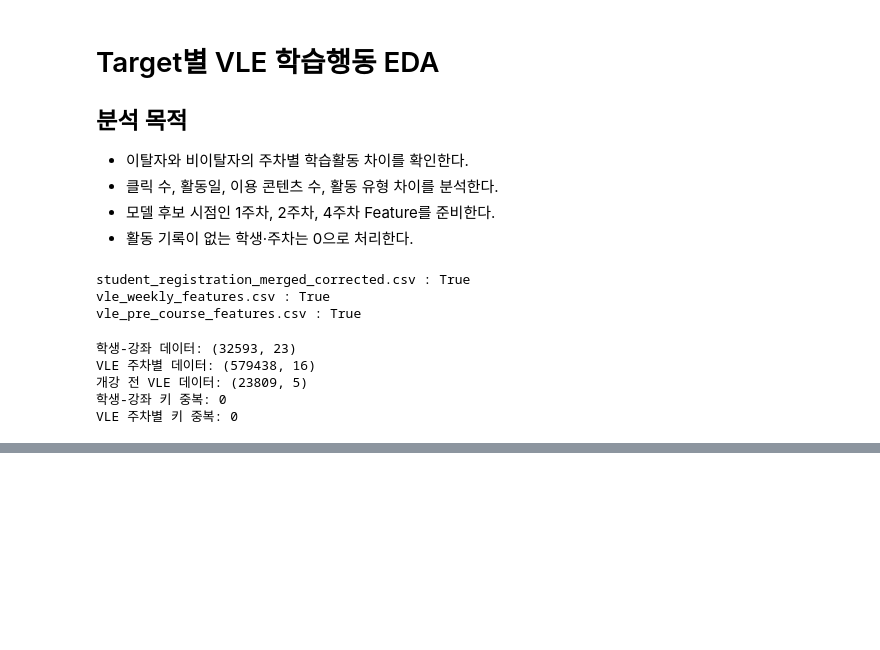
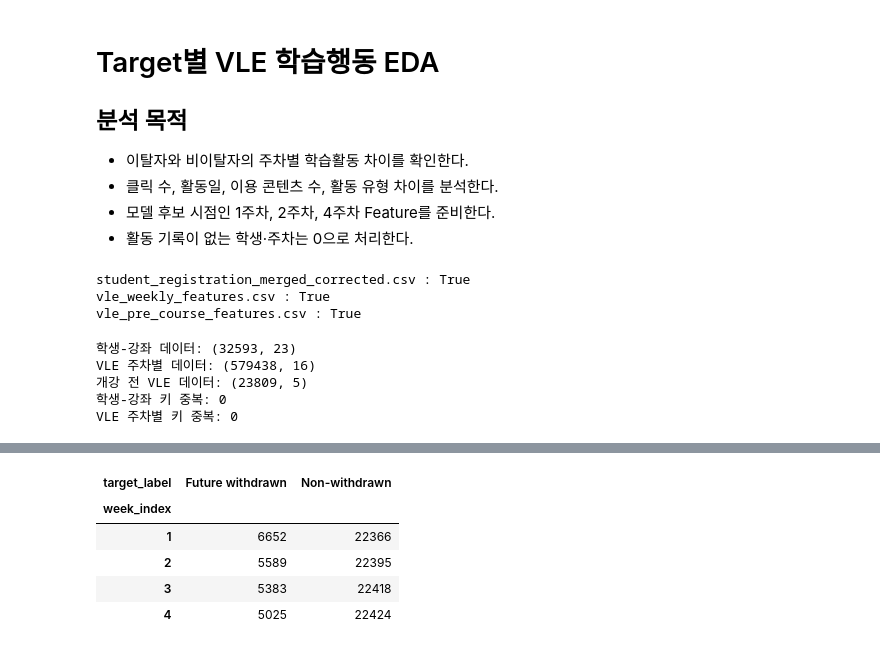
Before and after one commit to Team7-SKProject-2/oulad-churn-prediction, a Jupyter notebook: notebooks/04_target_vle_eda.ipynb, the cells around one changed output, grey strips where cells are left out. Saved outputs shown, nothing was run; the diff lists cells and outputs as text; code cells hidden in the pictures; blank space fills up the shorter version.

```diff
--- a/notebooks/04_target_vle_eda.ipynb
+++ b/notebooks/04_target_vle_eda.ipynb
@@ -95,0 +338,81 @@ VLE 주차별 키 중복: 0
+# %%
+# 각 주차 마지막 날
+# 1주차 종료 = 6일, 2주차 종료 = 13일
+student_week_grid["cutoff_day"] = (
+    student_week_grid["week_index"] * 7 - 1
+)
+
+# 등록일이 없는 45건은 개강일 등록으로 가정
+student_week_grid["registration_day_for_model"] = (
+    student_week_grid["date_registration"]
+    .fillna(0)
+)
+
+# 이탈 시점이 정상적으로 확인되는 Target
+valid_target_timing = (
+    student_week_grid["target"].eq(0)
+    |
+    (
+        student_week_grid["target"].eq(1)
+        & student_week_grid["date_unregistration"].notna()
+        & student_week_grid["date_unregistration"].ge(0)
+        & (
+            student_week_grid["date_unregistration"]
+            < student_week_grid[
+                "module_presentation_length"
+            ]
+        )
+    )
+)
+
+# 해당 주차 종료일까지 등록된 학생
+registered_by_cutoff = (
+    student_week_grid["registration_day_for_model"]
+    <= student_week_grid["cutoff_day"]
+)
+
+# 해당 주차 종료 시점에 아직 이탈하지 않은 학생
+still_active_at_cutoff = (
+    student_week_grid["target"].eq(0)
+    |
+    (
+        student_week_grid["date_unregistration"]
+        > student_week_grid["cutoff_day"]
+    )
+)
+
+eligible_grid = student_week_grid.loc[
+    valid_target_timing
+    & registered_by_cutoff
+    & still_active_at_cutoff
+].copy()
+
+eligible_grid["target_label"] = (
+    eligible_grid["target"]
+    .map({
+        0: "Non-withdrawn",
+        1: "Future withdrawn"
+    })
+)
+
+print(
+    "이탈 시점 문제로 제외된 학생-강좌:",
+    len(
+        student_week_grid.loc[
+            student_week_grid["target"].eq(1)
+            & ~valid_target_timing,
+            COHORT_KEYS
+        ].drop_duplicates()
+    )
+)
+
+print("\n주차 종료 시점별 예측 대상:")
+display(
+    eligible_grid
+    .groupby(
+        ["week_index", "target_label"]
+    )
+    .size()
+    .unstack(fill_value=0)
+)
+# %% [output]
@@ -95,0 +422,6 @@ VLE 주차별 키 중복: 0
+| target_label | Future withdrawn | Non-withdrawn |
+| week_index |  |  |
+| 1 | 6652 | 22366 |
+| 2 | 5589 | 22395 |
+| 3 | 5383 | 22418 |
+| 4 | 5025 | 22424 |
```
Also changed, not shown: parts of 17 cells of this notebook.
